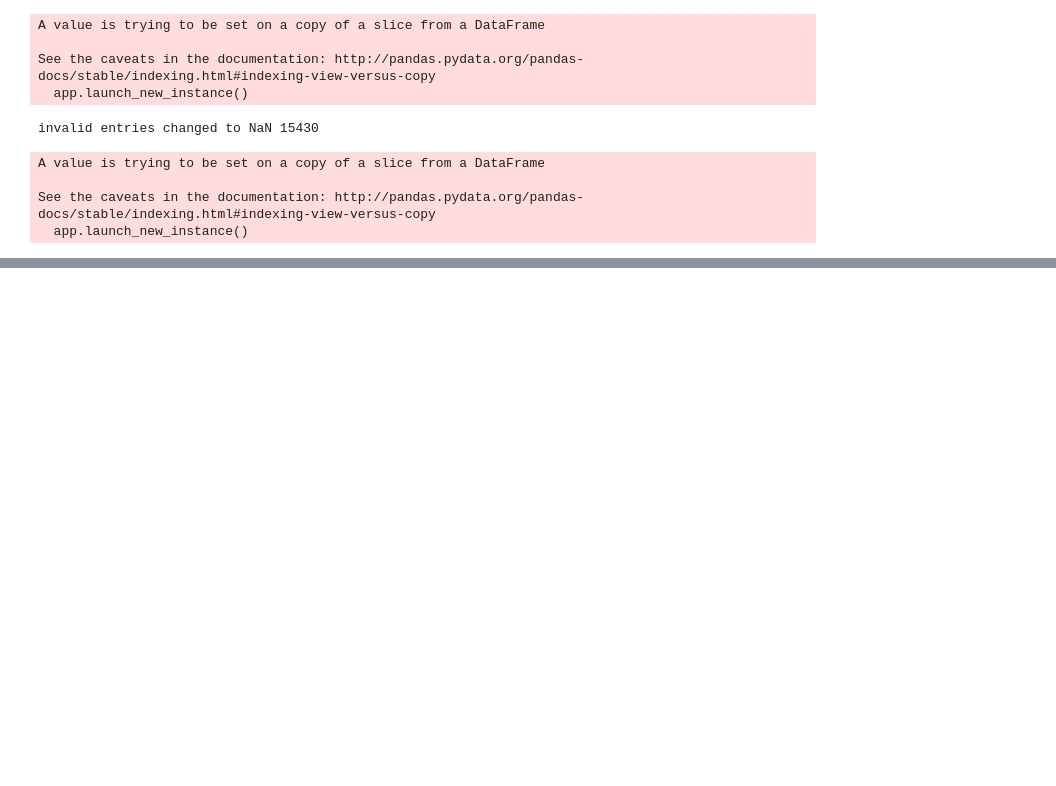
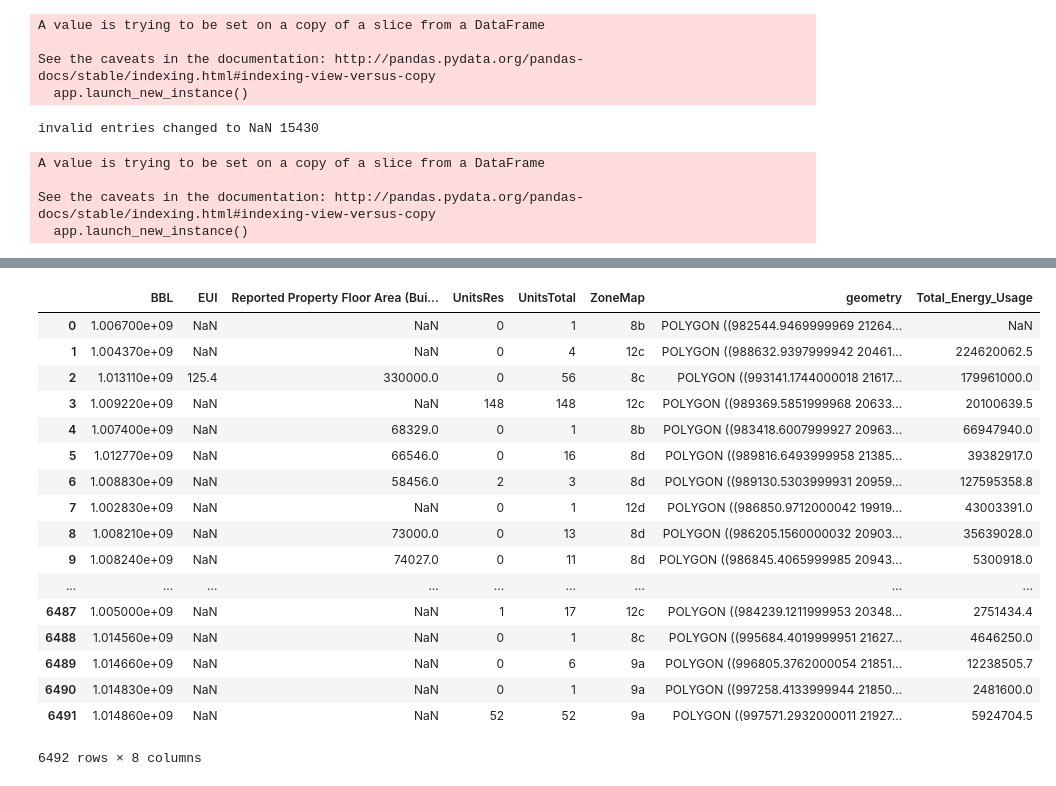
Before and after one commit to nyunyc/PUI2016_oa691, a Jupyter notebook: HW_6/HW6_1.ipynb, the cells around one changed output, grey strips where cells are left out. Saved outputs shown, nothing was run; the diff lists cells and outputs as text; code cells hidden in the pictures; blank space fills up the shorter version.

```diff
--- a/HW_6/HW6_1.ipynb
+++ b/HW_6/HW6_1.ipynb
@@ -185,0 +215,9 @@ AttributeError: 'GeoDataFrame' object has no attribute 'BBL'
+# %%
+#Rename Data Sets for merge
+nrg.rename(columns={'NYC Borough, Block, and Lot (BBL)': 'BBL'}, inplace=True)
+nrg.rename(columns={'Site EUI(kBtu/ft2)': 'EUI'}, inplace=True)
+#nrg.rename(columns={"NYC Borough, Block, and Lot (BBL)": "BBL"}, inplace=True)
+#nrg
+# %%
+nrg.drop(nrg.columns[[1,2,3,4,5,6,7,8,10,11,12,13,14,15,16,17,18,19,21,22,23]], axis=1, inplace=True)
+nrg.columns
@@ -185,0 +276,33 @@ AttributeError: 'GeoDataFrame' object has no attribute 'BBL'
+# %%
+#Rename Data Sets for merge
+nrg.rename(columns={"Reported Property Floor Area (Building(s)) (ft²)": 'bldgsqft'}, inplace=True)
+#two = nrg.rename(columns={'Site EUI(kBtu/ft2)': 'E/area'}, inplace=True)
+#nrg.rename(columns={"NYC Borough, Block, and Lot (BBL)": "BBL"}, inplace=True)
+
+
+
+#nrg.rename(columns={"Site EUI(kBtu/ft2)":"Sqenergy"
+                           #,"Reported Property Floor Area (Building(s)) (ft²)":"Sqarea"}, inplace=True)
+
+# Use lambda for multiplication to find total energy use
+bblnrg["Total_Energy_Usage"] = nrg.apply(lambda x : float(x.bldgsqft) * float(x.EUI), axis=1)
+bblnrg
+# %% [output]
+|  | BBL | EUI | Reported Property Floor Area (Bui... | UnitsRes | UnitsTotal | ZoneMap | geometry | Total_Energy_Usage |
+| 0 | 1.006700e+09 | NaN | NaN | 0 | 1 | 8b | POLYGON ((982544.9469999969 21264... | NaN |
+| 1 | 1.004370e+09 | NaN | NaN | 0 | 4 | 12c | POLYGON ((988632.9397999942 20461... | 224620062.5 |
+| 2 | 1.013110e+09 | 125.4 | 330000.0 | 0 | 56 | 8c | POLYGON ((993141.1744000018 21617... | 179961000.0 |
+| 3 | 1.009220e+09 | NaN | NaN | 148 | 148 | 12c | POLYGON ((989369.5851999968 20633... | 20100639.5 |
+| 4 | 1.007400e+09 | NaN | 68329.0 | 0 | 1 | 8b | POLYGON ((983418.6007999927 20963... | 66947940.0 |
+| 5 | 1.012770e+09 | NaN | 66546.0 | 0 | 16 | 8d | POLYGON ((989816.6493999958 21385... | 39382917.0 |
+| 6 | 1.008830e+09 | NaN | 58456.0 | 2 | 3 | 8d | POLYGON ((989130.5303999931 20959... | 127595358.8 |
+| 7 | 1.002830e+09 | NaN | NaN | 0 | 1 | 12d | POLYGON ((986850.9712000042 19919... | 43003391.0 |
+| 8 | 1.008210e+09 | NaN | 73000.0 | 0 | 13 | 8d | POLYGON ((986205.1560000032 20903... | 35639028.0 |
+| 9 | 1.008240e+09 | NaN | 74027.0 | 0 | 11 | 8d | POLYGON ((986845.4065999985 20943... | 5300918.0 |
+| ... | ... | ... | ... | ... | ... | ... | ... | ... |
+| 6487 | 1.005000e+09 | NaN | NaN | 1 | 17 | 12c | POLYGON ((984239.1211999953 20348... | 2751434.4 |
+| 6488 | 1.014560e+09 | NaN | NaN | 0 | 1 | 8c | POLYGON ((995684.4019999951 21627... | 4646250.0 |
+| 6489 | 1.014660e+09 | NaN | NaN | 0 | 6 | 9a | POLYGON ((996805.3762000054 21851... | 12238505.7 |
+| 6490 | 1.014830e+09 | NaN | NaN | 0 | 1 | 9a | POLYGON ((997258.4133999944 21850... | 2481600.0 |
+| 6491 | 1.014860e+09 | NaN | NaN | 52 | 52 | 9a | POLYGON ((997571.2932000011 21927... | 5924704.5 |
+6492 rows × 8 columns
```
Also changed, not shown: parts of 36 cells of this notebook, 1 other file.
